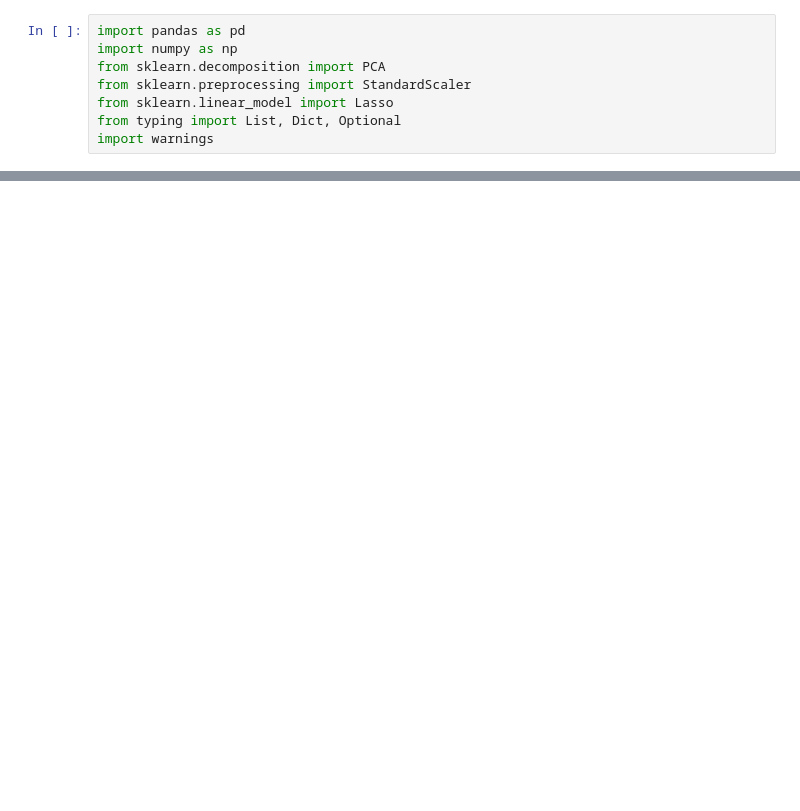
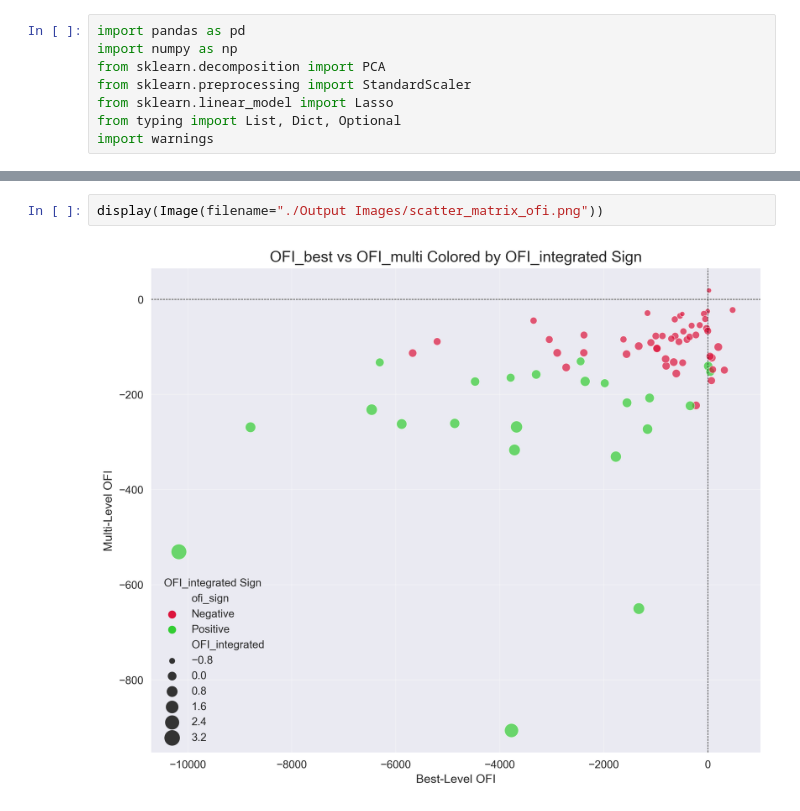
Before and after one commit to Hriday-2010/Quant-Research-project, a Jupyter notebook: Task-1.ipynb, the cells around one changed output, grey strips where cells are left out. Saved outputs shown, nothing was run; the diff lists cells and outputs as text; blank space fills up the shorter version.

```diff
--- a/Task-1.ipynb
+++ b/Task-1.ipynb
@@ -325,0 +456,4 @@ Sample results:
+# %%
+display(Image(filename="./Output Images/scatter_matrix_ofi.png"))
+# %% [output]
+[figure, added]
```
Also changed, not shown: parts of 12 cells of this notebook, 8 other files.
